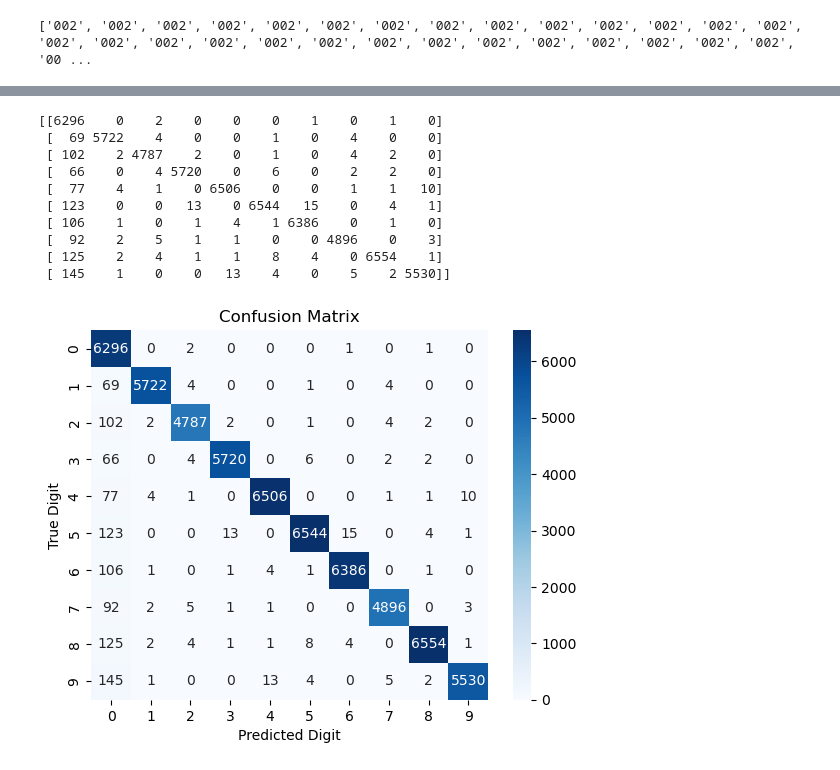
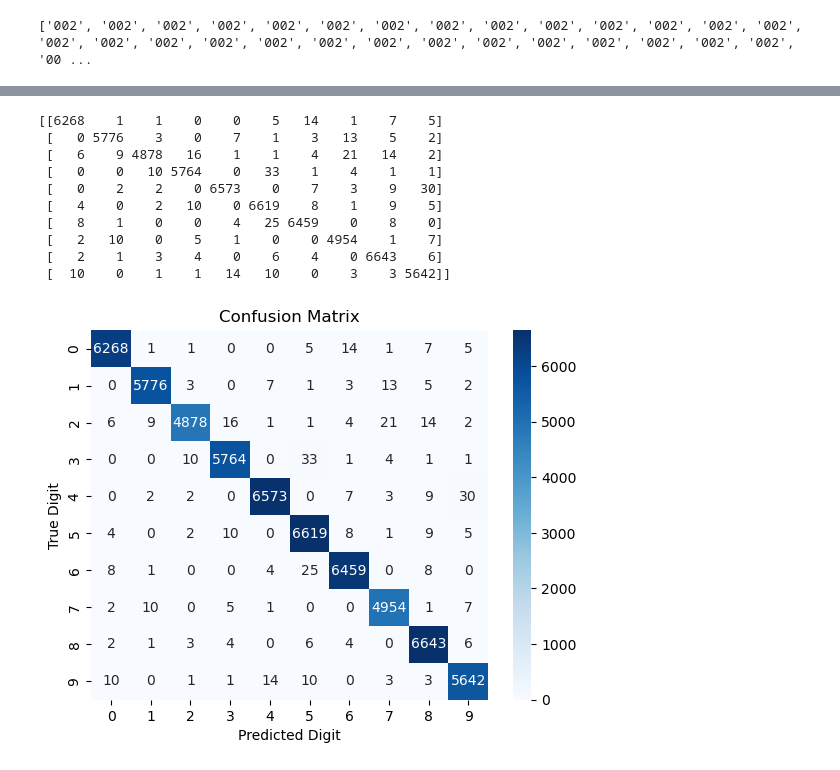
Before and after one commit to engmohamedsalah/AIMaster-MachineLearningDeepLearning, a Jupyter notebook: mohamed_task2.ipynb, the cells around one changed output, grey strips where cells are left out. Drawn from its saved outputs; the diff is of its cells as text; code cells hidden in the pictures.

```diff
--- a/mohamed_task2.ipynb
+++ b/mohamed_task2.ipynb
@@ -134,7 +146,19 @@ from tensorflow.keras.layers import Input, Conv2D, MaxPooling2D, Flatten, Dense,
 inputs = Input(shape=(84, 84, 1))
 
 # Convolutional layers with Dropout
-x = Conv2D(128, kernel_size=(3, 3), activation='relu')(inputs)
+# x = Conv2D(128, kernel_size=(3, 3), activation='relu')(inputs)
+# x = MaxPooling2D(pool_size=(2, 2))(x)
+# x = Dropout(0.25)(x)  # Adding Dropout layer
+
+# x = Conv2D(64, kernel_size=(3, 3), activation='relu')(x)
+# x = MaxPooling2D(pool_size=(2, 2))(x)
+# x = Dropout(0.25)(x)  # Adding Dropout layer
+
+# x = Conv2D(64, kernel_size=(3, 3), activation='relu')(x)
+# x = MaxPooling2D(pool_size=(2, 2))(x)
+# x = Dropout(0.25)(x)  # Adding Dropout layer
+
+x = Conv2D(64, kernel_size=(3, 3), activation='relu')(inputs)
 x = MaxPooling2D(pool_size=(2, 2))(x)
 x = Dropout(0.25)(x)  # Adding Dropout layer
 
@@ -146,6 +170,9 @@ x = Conv2D(64, kernel_size=(3, 3), activation='relu')(x)
 x = MaxPooling2D(pool_size=(2, 2))(x)
 x = Dropout(0.25)(x)  # Adding Dropout layer
 
+x = Conv2D(64, kernel_size=(3, 3), activation='relu')(x)
+x = MaxPooling2D(pool_size=(2, 2))(x)
+x = Dropout(0.25)(x)  # Adding Dropout layer
 
 x = Flatten()(x)
 
@@ -190,6 +217,6 @@ Model: "functional"
 history = model.fit(x_train,
                     {'digit1': y_train[:, 0], 'digit2': y_train[:, 1], 'digit3': y_train[:, 2]},
                     validation_data=(x_val, {'digit1': y_val[:, 0], 'digit2': y_val[:, 1], 'digit3': y_val[:, 2]}),
-                    epochs=20,
+                    epochs=15,
                     batch_size=64)
 # %% [output]
@@ -247,10 +259,10 @@ y_pred = model.predict(x_test)
 # %%
-thresholded_predictions = [(pred > 0.9).astype(int) for pred in y_pred]
+#thresholded_predictions = [(pred > 0.9).astype(int) for pred in y_pred]
 
 #Convert the binary vectors to digit classes
-digit1_classes = np.argmax(thresholded_predictions[0], axis=1)
-digit2_classes = np.argmax(thresholded_predictions[1], axis=1)
-digit3_classes = np.argmax(thresholded_predictions[2], axis=1)
+digit1_classes = np.argmax(y_pred[0], axis=1)
+digit2_classes = np.argmax(y_pred[1], axis=1)
+digit3_classes = np.argmax(y_pred[2], axis=1)
 combined_numbers = [f"{d1}{d2}{d3}" for d1, d2, d3 in zip(digit1_classes, digit2_classes, digit3_classes)]
 
 # Now `combined_numbers` contains the predicted numbers as strings
@@ -320,35 +332,35 @@ plt.show()
 # %%
 #create confusion maxtrix
 from sklearn.metrics import confusion_matrix
 
 # Convert the true labels to 1D arrays
 y_true = np.concatenate([y_test[:, 0], y_test[:, 1], y_test[:, 2]])
 
 # Convert the predicted labels to 1D arrays
 y_pred = np.concatenate([digit1_classes, digit2_classes, digit3_classes])
 
 # Calculate the confusion matrix
-cm = confusion_matrix(y_true, y_pred)
+cm = confusion_matrix(y_pred, y_true)
 
 # Print the confusion matrix
 print(cm)
 
 
 # Create a heatmap of the confusion matrix
 sns.heatmap(cm, annot=True, fmt='d', cmap='Blues')
 plt.title('Confusion Matrix')
 plt.xlabel('Predicted Digit')
 plt.ylabel('True Digit')
 plt.show()
 # %% [output]
-[[6296    0    2    0    0    0    1    0    1    0]
- [  69 5722    4    0    0    1    0    4    0    0]
- [ 102    2 4787    2    0    1    0    4    2    0]
- [  66    0    4 5720    0    6    0    2    2    0]
- [  77    4    1    0 6506    0    0    1    1   10]
- [ 123    0    0   13    0 6544   15    0    4    1]
- [ 106    1    0    1    4    1 6386    0    1    0]
- [  92    2    5    1    1    0    0 4896    0    3]
- [ 125    2    4    1    1    8    4    0 6554    1]
- [ 145    1    0    0   13    4    0    5    2 5530]]
+[[6268    1    1    0    0    5   14    1    7    5]
+ [   0 5776    3    0    7    1    3   13    5    2]
+ [   6    9 4878   16    1    1    4   21   14    2]
+ [   0    0   10 5764    0   33    1    4    1    1]
+ [   0    2    2    0 6573    0    7    3    9   30]
+ [   4    0    2   10    0 6619    8    1    9    5]
+ [   8    1    0    0    4   25 6459    0    8    0]
+ [   2   10    0    5    1    0    0 4954    1    7]
+ [   2    1    3    4    0    6    4    0 6643    6]
+ [  10    0    1    1   14   10    0    3    3 5642]]
-[figure, old version]
+[figure, new version]
```
Also changed, not shown: parts of 10 cells of this notebook.
